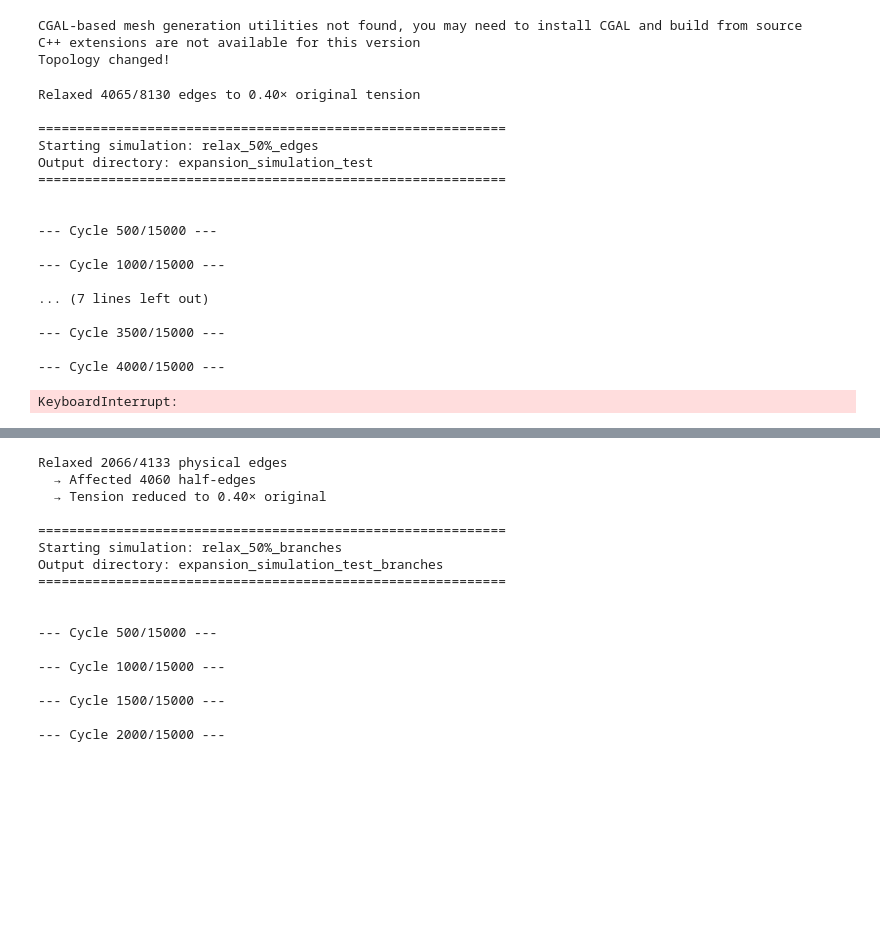
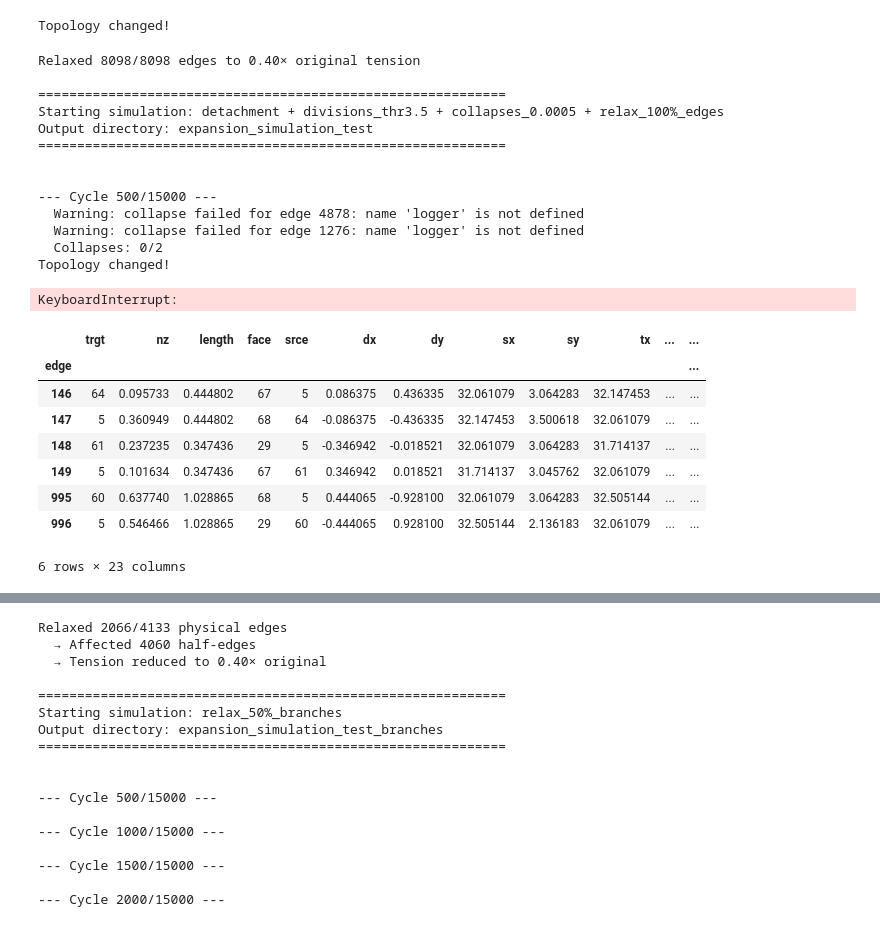
Before and after one commit to vlachina/LymphNode, a Jupyter notebook: notebooks/Figure_5/Expansion simulations clean.ipynb, the cells around one changed output, grey strips where cells are left out. Saved outputs shown, nothing was run; the diff lists cells and outputs as text; code cells hidden in the pictures; blank space fills up the shorter version.

```diff
--- a/notebooks/Figure_5/Expansion simulations clean.ipynb
+++ b/notebooks/Figure_5/Expansion simulations clean.ipynb
@@ -711,25 +689,23 @@ def run_expansion_simulation_different_fraction_relaxation(
 
     return cellmap, division_stats, collapse_stats
 # %%
-# Initialize cellmap, geometry, and energy contributions model
+# Initializing cellmap, geometry, and energy contributions model
 cellmap_init, geom, energyContributions_model = vertexModel2.initialize(40)
 cellmap_init = MechanicalParams2.update(cellmap_init)
 
 boundary_edges, boundary_faces, inside_edges, outside_edges, inside_faces, inside_vertices, outside_vertices = auxFunctions.identify_boundary_layers(cellmap_init, 1)
 
-#Change outside vertices mechanics
-high_viscosity_value = 1000000  # A very large viscosity value
+# Changing outside vertices mechanics
+high_viscosity_value = 200000
 for vertex_id in outside_vertices:
     if vertex_id in cellmap_init.vert_df.index:
         cellmap_init.vert_df.at[vertex_id, "viscosity"] = high_viscosity_value
 
 
-#energyContributions_model.compute_energy(cellmap)
+# Allowing model to relax
 energyContributions_model.compute_energy(cellmap_init)
 [cellmap_init, geom, energyContributions_model, history_new, solver1] = vertexModel2.solveEuler(cellmap_init, geom, energyContributions_model, 20)
 # %% [output]
-CGAL-based mesh generation utilities not found, you may need to install CGAL and build from source
-C++ extensions are not available for this version
 Topology changed!
 # %%
 cellmap, division_stats, collapse_stats = run_expansion_simulation_different_fraction_relaxation(
@@ -737,54 +713,50 @@ cellmap, division_stats, collapse_stats = run_expansion_simulation_different_fra
     geom,
     energyContributions_model,
     # Features to include in expansion
-    enable_detachment=False,
-    enable_divisions=False,
-    enable_collapses=False,
+    enable_detachment=True,
+    enable_divisions=True,
+    enable_collapses=True,
     # Directory for saving
     output_dir="expansion_simulation_test",
-    # Time parameters
+    # How long to expand the tissue for
     total_steps=15000,
     steps_per_cycle=500,
-    # Collapse parameters (apoptosis)
+    # Selecting amount of apoptosis
     collapse_fraction_per_remodel=0.0005,
     relax_after_collapse=10,
-    # Division parameters
+    # Selecting threshold for division
     edge_sum_threshold=3.5,
     division_distance=0.01,
     relax_after_division=10,
-    # Factor for line tension relaxation
+    # Selecting line tension relaxation
     tension_decrease_factor=0.4,
-    # Fraction of branches to relax
-    relax_tension_fraction=0.5,
-    # Pressure and elasticity
+    # Selecting the fraction of edges to relax
+    relax_tension_fraction=1,
+    # Selecting factors for change in prefered area and area elasticity
     pressure_increase_factor=8,
     area_elasticity_value=25,
-    # Capsule remodelling to allow expansion
+    # Specifying capsule remodelling to allow expansion
     capsule_tension=300,
     capsule_viscosity=10000,
-    # Limit cell cycle events for the inside, to avoid boundary effect
+    # Limit cell cycle events for the inside of the tissue, to avoid boundary effects
     boundary_layers=5,
     # Plotting
     xlim=(-30, 70),
     ylim=(-30, 70),
 )
 # %% [output]
-Relaxed 4065/8130 edges to 0.40× original tension
+Relaxed 8098/8098 edges to 0.40× original tension
 
 ============================================================
-Starting simulation: relax_50%_edges
+Starting simulation: detachment + divisions_thr3.5 + collapses_0.0005 + relax_100%_edges
 Output directory: expansion_simulation_test
 ============================================================
 
 
 --- Cycle 500/15000 ---
-
---- Cycle 1000/15000 ---
-
-... (7 lines left out)
-
---- Cycle 3500/15000 ---
-
---- Cycle 4000/15000 ---
+  Warning: collapse failed for edge 4878: name 'logger' is not defined
+  Warning: collapse failed for edge 1276: name 'logger' is not defined
+  Collapses: 0/2
+Topology changed!
 KeyboardInterrupt:
 # %%
@@ -1196,0 +768,12 @@ def run_expansion_simulation_different_fraction_relaxation(
+# %%
+connected_edges
+# %% [output]
+|  | trgt | nz | length | face | srce | dx | dy | sx | sy | tx | ... | ... |
+| edge |  |  |  |  |  |  |  |  |  |  |  | ... |
+| 146 | 64 | 0.095733 | 0.444802 | 67 | 5 | 0.086375 | 0.436335 | 32.061079 | 3.064283 | 32.147453 | ... | ... |
+| 147 | 5 | 0.360949 | 0.444802 | 68 | 64 | -0.086375 | -0.436335 | 32.147453 | 3.500618 | 32.061079 | ... | ... |
+| 148 | 61 | 0.237235 | 0.347436 | 29 | 5 | -0.346942 | -0.018521 | 32.061079 | 3.064283 | 31.714137 | ... | ... |
+| 149 | 5 | 0.101634 | 0.347436 | 67 | 61 | 0.346942 | 0.018521 | 31.714137 | 3.045762 | 32.061079 | ... | ... |
+| 995 | 60 | 0.637740 | 1.028865 | 68 | 5 | 0.444065 | -0.928100 | 32.061079 | 3.064283 | 32.505144 | ... | ... |
+| 996 | 5 | 0.546466 | 1.028865 | 29 | 60 | -0.444065 | 0.928100 | 32.505144 | 2.136183 | 32.061079 | ... | ... |
+6 rows × 23 columns
```
Also changed, not shown: parts of 7 cells of this notebook, 10 other files.
